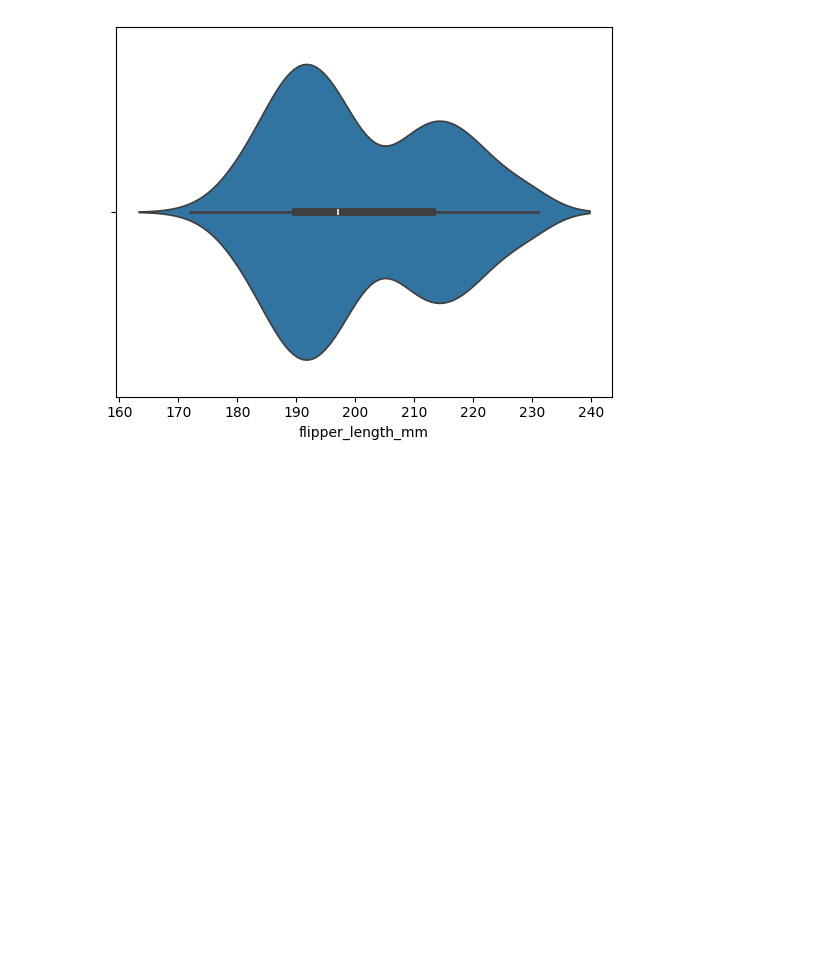
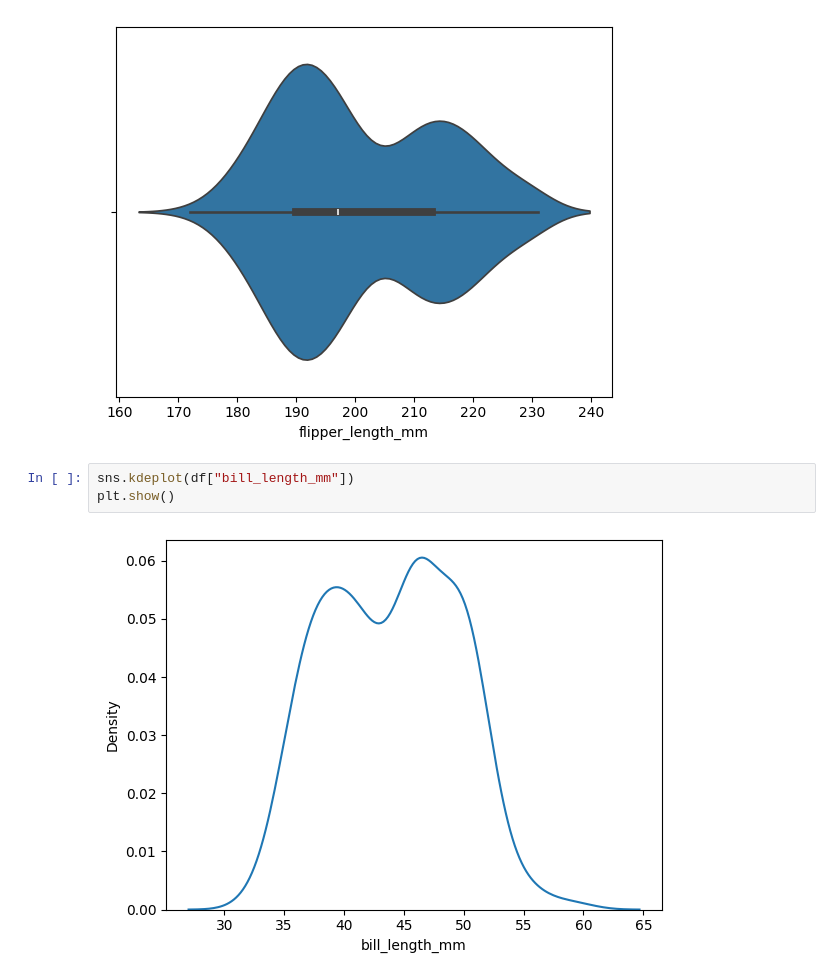
Before and after one commit to Dashrath7489/python, a Jupyter notebook: Matplotlib/Matplotlib.ipynb, the cells around one changed output. Saved outputs shown, nothing was run; the diff lists cells and outputs as text; blank space fills up the shorter version.

```diff
--- a/Matplotlib/Matplotlib.ipynb
+++ b/Matplotlib/Matplotlib.ipynb
@@ -138,3 +138,8 @@ sns.violinplot(x=df["flipper_length_mm"])
 plt.show()
 # %% [output]
 [figure]
+# %%
+sns.kdeplot(df["bill_length_mm"])
+plt.show()
+# %% [output]
+[figure, added]
```
Also changed, not shown: parts of 6 cells of this notebook, 2 other files.
